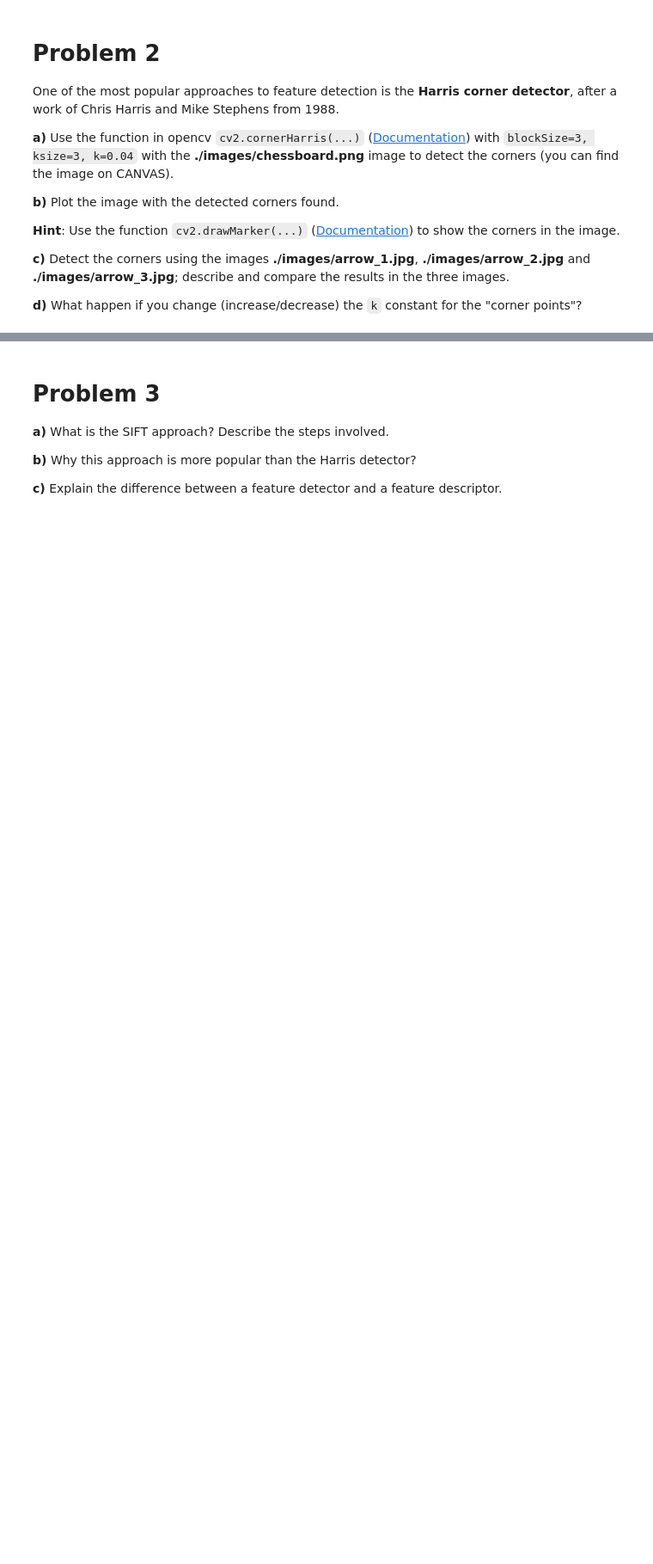
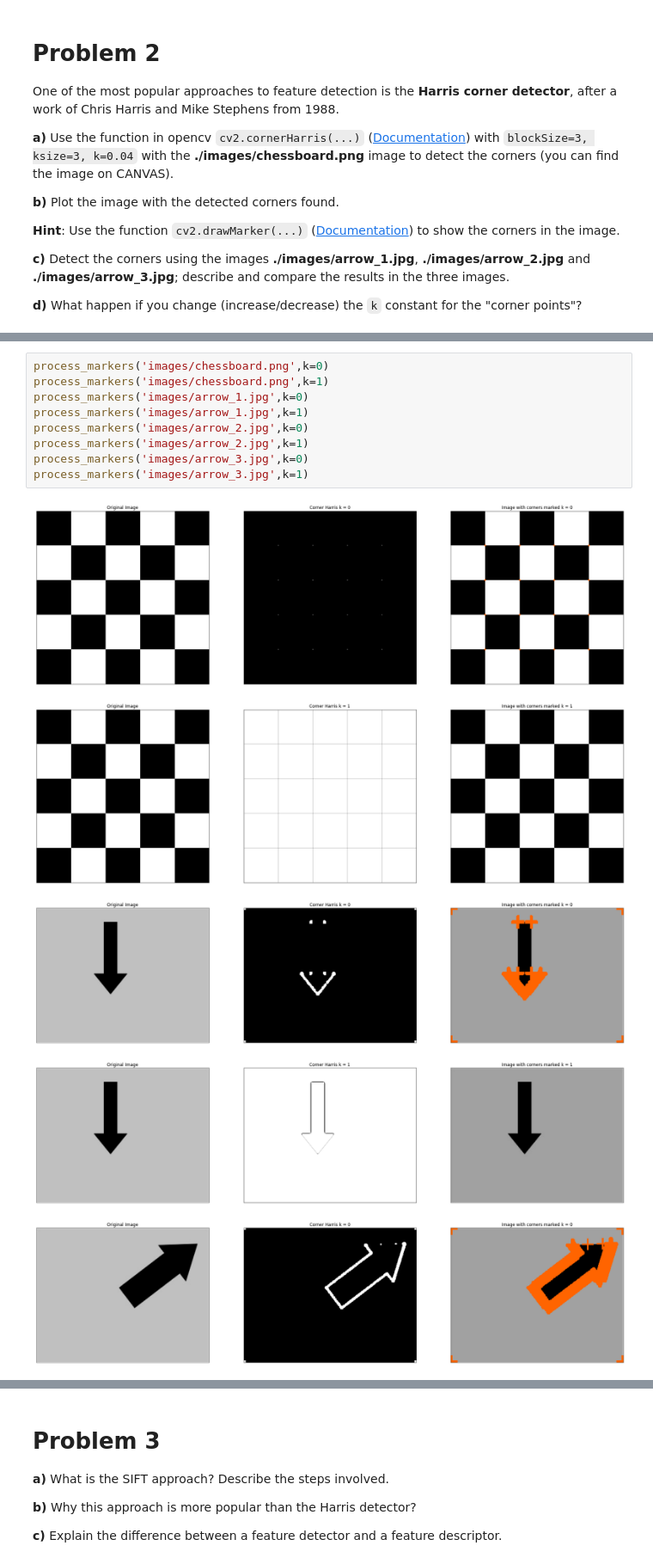
Before and after one commit to asahicantu/uis, a Jupyter notebook: ELE510-Image Processing and computer vision/Assignments/Assignment 6/LABexc6-ELE510-2021.ipynb, the cells around one changed output, grey strips where cells are left out. Shown at 86% size. Saved outputs shown, nothing was run; the diff lists cells and outputs as text; blank space fills up the shorter version.

```diff
--- a/ELE510-Image Processing and computer vision/Assignments/Assignment 6/LABexc6-ELE510-2021.ipynb
+++ b/ELE510-Image Processing and computer vision/Assignments/Assignment 6/LABexc6-ELE510-2021.ipynb
@@ -177,0 +281,15 @@ One of the most popular approaches to feature detection is the **Harris corner d
+# %%
+process_markers('images/chessboard.png',k=0)
+process_markers('images/chessboard.png',k=1)
+process_markers('images/arrow_1.jpg',k=0)
+process_markers('images/arrow_1.jpg',k=1)
+process_markers('images/arrow_2.jpg',k=0)
+process_markers('images/arrow_2.jpg',k=1)
+process_markers('images/arrow_3.jpg',k=0)
+process_markers('images/arrow_3.jpg',k=1)
+# %% [output]
+[figure, added]
+[figure, added]
+[figure, added]
+[figure, added]
+[figure, added]
```
Also changed, not shown: parts of 15 cells of this notebook, 1 other file.
